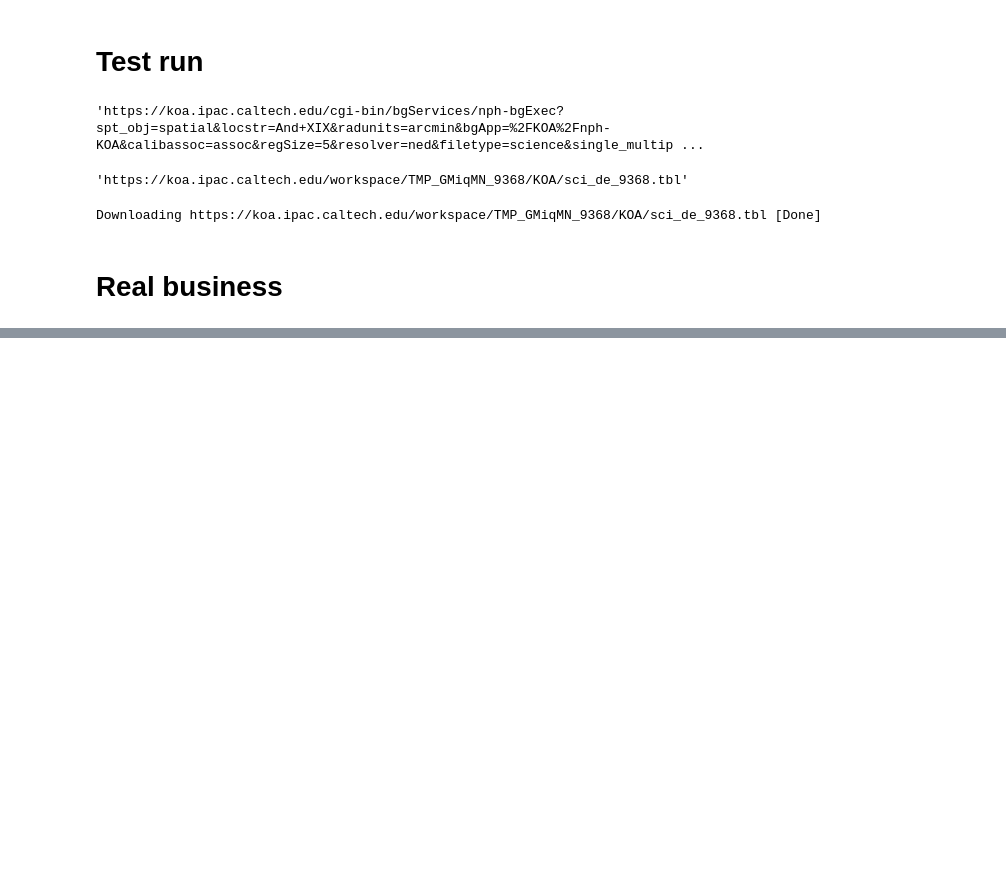
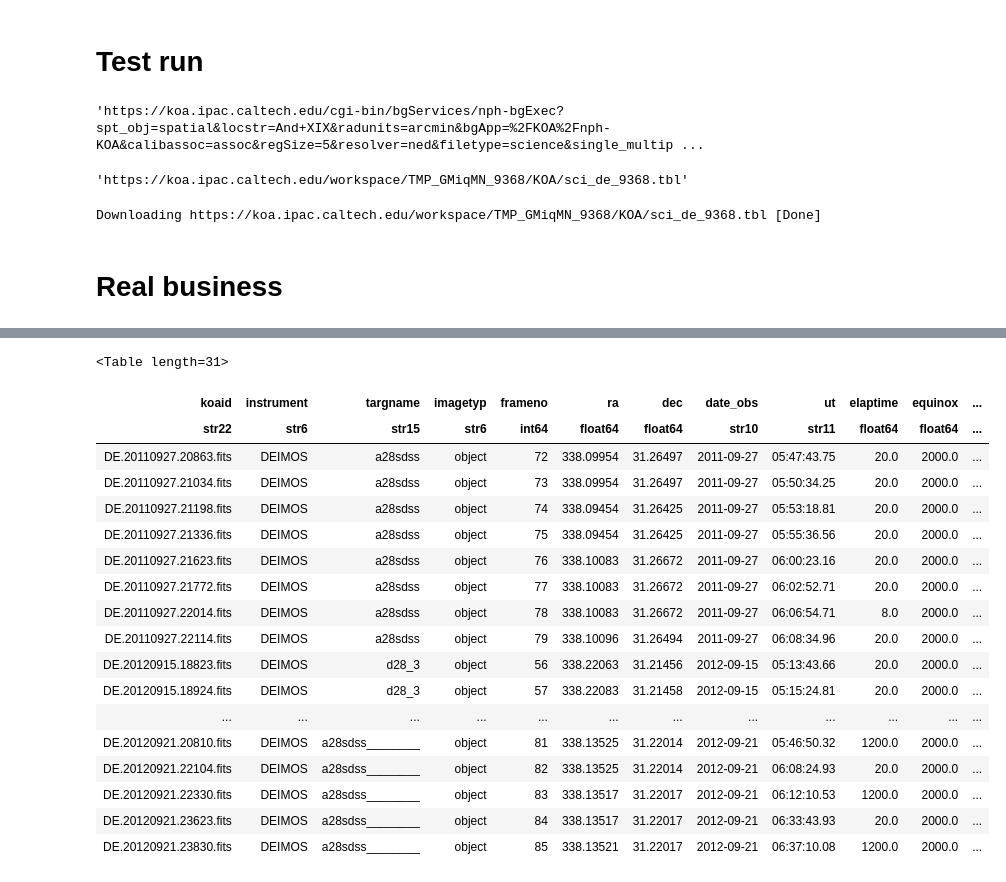
Before and after one commit to eteq/KOA_anddwarfs, a Jupyter notebook: KOA querying.ipynb, the cells around one changed output, grey strips where cells are left out. Saved outputs shown, nothing was run; the diff lists cells and outputs as text; code cells hidden in the pictures; blank space fills up the shorter version.

```diff
--- a/KOA querying.ipynb
+++ b/KOA querying.ipynb
@@ -135,0 +236,22 @@ for nm, tab in scifiles.items():
+# %%
+scifiles['And XXVIII']
+# %% [output]
+<Table length=31>
+| koaid | instrument | targname | imagetyp | frameno | ra | dec | date_obs | ut | elaptime | equinox | ... |
+| str22 | str6 | str15 | str6 | int64 | float64 | float64 | str10 | str11 | float64 | float64 | ... |
+| DE.20110927.20863.fits | DEIMOS | a28sdss | object | 72 | 338.09954 | 31.26497 | 2011-09-27 | 05:47:43.75 | 20.0 | 2000.0 | ... |
+| DE.20110927.21034.fits | DEIMOS | a28sdss | object | 73 | 338.09954 | 31.26497 | 2011-09-27 | 05:50:34.25 | 20.0 | 2000.0 | ... |
+| DE.20110927.21198.fits | DEIMOS | a28sdss | object | 74 | 338.09454 | 31.26425 | 2011-09-27 | 05:53:18.81 | 20.0 | 2000.0 | ... |
+| DE.20110927.21336.fits | DEIMOS | a28sdss | object | 75 | 338.09454 | 31.26425 | 2011-09-27 | 05:55:36.56 | 20.0 | 2000.0 | ... |
+| DE.20110927.21623.fits | DEIMOS | a28sdss | object | 76 | 338.10083 | 31.26672 | 2011-09-27 | 06:00:23.16 | 20.0 | 2000.0 | ... |
+| DE.20110927.21772.fits | DEIMOS | a28sdss | object | 77 | 338.10083 | 31.26672 | 2011-09-27 | 06:02:52.71 | 20.0 | 2000.0 | ... |
+| DE.20110927.22014.fits | DEIMOS | a28sdss | object | 78 | 338.10083 | 31.26672 | 2011-09-27 | 06:06:54.71 | 8.0 | 2000.0 | ... |
+| DE.20110927.22114.fits | DEIMOS | a28sdss | object | 79 | 338.10096 | 31.26494 | 2011-09-27 | 06:08:34.96 | 20.0 | 2000.0 | ... |
+| DE.20120915.18823.fits | DEIMOS | d28_3 | object | 56 | 338.22063 | 31.21456 | 2012-09-15 | 05:13:43.66 | 20.0 | 2000.0 | ... |
+| DE.20120915.18924.fits | DEIMOS | d28_3 | object | 57 | 338.22083 | 31.21458 | 2012-09-15 | 05:15:24.81 | 20.0 | 2000.0 | ... |
+| ... | ... | ... | ... | ... | ... | ... | ... | ... | ... | ... | ... |
+| DE.20120921.20810.fits | DEIMOS | a28sdss________ | object | 81 | 338.13525 | 31.22014 | 2012-09-21 | 05:46:50.32 | 1200.0 | 2000.0 | ... |
+| DE.20120921.22104.fits | DEIMOS | a28sdss________ | object | 82 | 338.13525 | 31.22014 | 2012-09-21 | 06:08:24.93 | 20.0 | 2000.0 | ... |
+| DE.20120921.22330.fits | DEIMOS | a28sdss________ | object | 83 | 338.13517 | 31.22017 | 2012-09-21 | 06:12:10.53 | 1200.0 | 2000.0 | ... |
+| DE.20120921.23623.fits | DEIMOS | a28sdss________ | object | 84 | 338.13517 | 31.22017 | 2012-09-21 | 06:33:43.93 | 20.0 | 2000.0 | ... |
+| DE.20120921.23830.fits | DEIMOS | a28sdss________ | object | 85 | 338.13521 | 31.22017 | 2012-09-21 | 06:37:10.08 | 1200.0 | 2000.0 | ... |
```
Also changed, not shown: parts of 8 cells of this notebook.
